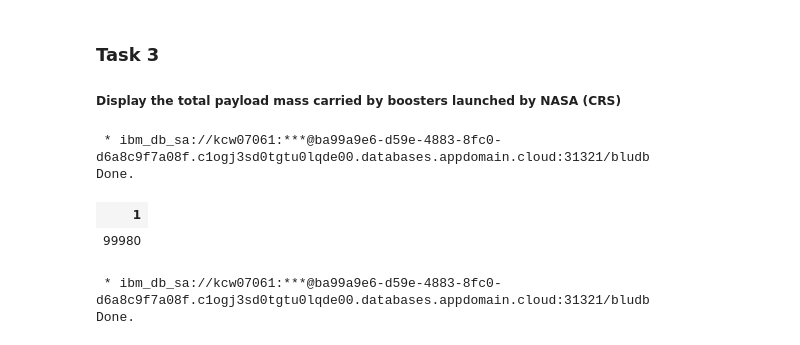
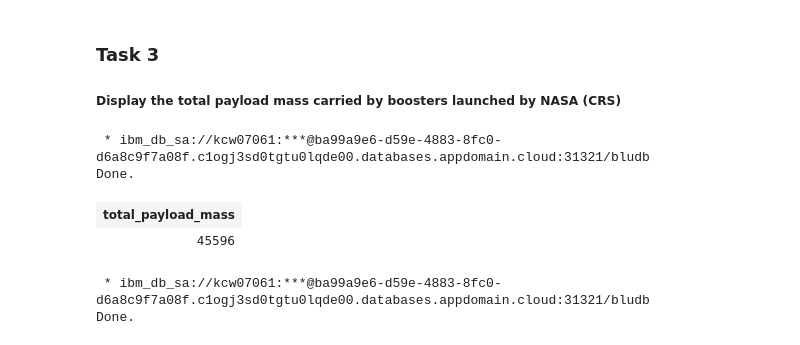
Before and after one commit to bistra3759/data-science-capstone, a Jupyter notebook: Applied Data Science Capstone_4.ipynb, the cells around one changed output. Drawn from its saved outputs; the diff is of its cells as text; code cells hidden in the pictures.

```diff
--- a/Applied Data Science Capstone_4.ipynb
+++ b/Applied Data Science Capstone_4.ipynb
@@ -180,12 +180,15 @@ Done.
 
 ##### Display the total payload mass carried by boosters launched by NASA (CRS)
 # %%
-%sql SELECT SUM(payload_mass__kg_) FROM SPACEXTBL WHERE customer LIKE 'NASA%'
+%%sql
+SELECT SUM(payload_mass__kg_) AS Total_Payload_Mass
+FROM SPACEXTBL
+WHERE customer LIKE 'NASA (CRS)'
 # %% [output]
  * ibm_db_sa://kcw07061:***@ba99a9e6-d59e-4883-8fc0-d6a8c9f7a08f.c1ogj3sd0tgtu0lqde00.databases.appdomain.cloud:31321/bludb
 Done.
-| 1 |
-| 99980 |
+| total_payload_mass |
+| 45596 |
 # %%
 %sql SELECT * FROM SPACEXTBL WHERE booster_version LIKE 'F9 v1.1%'
 # %% [output]
```
Also changed, not shown: parts of 6 cells of this notebook.
